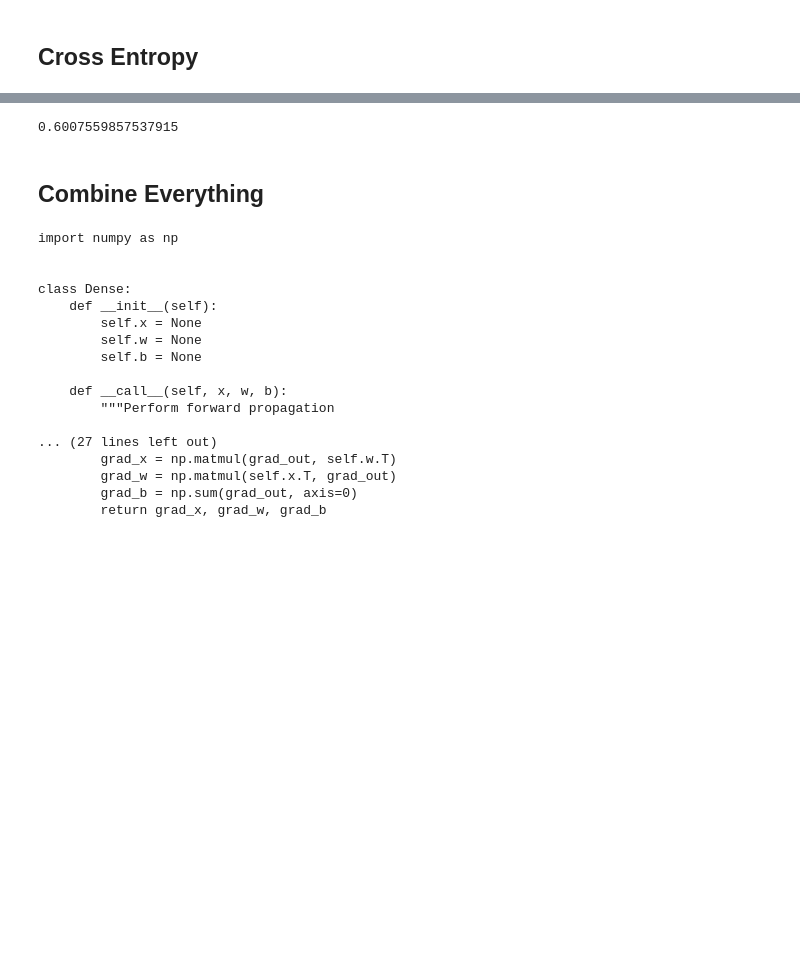
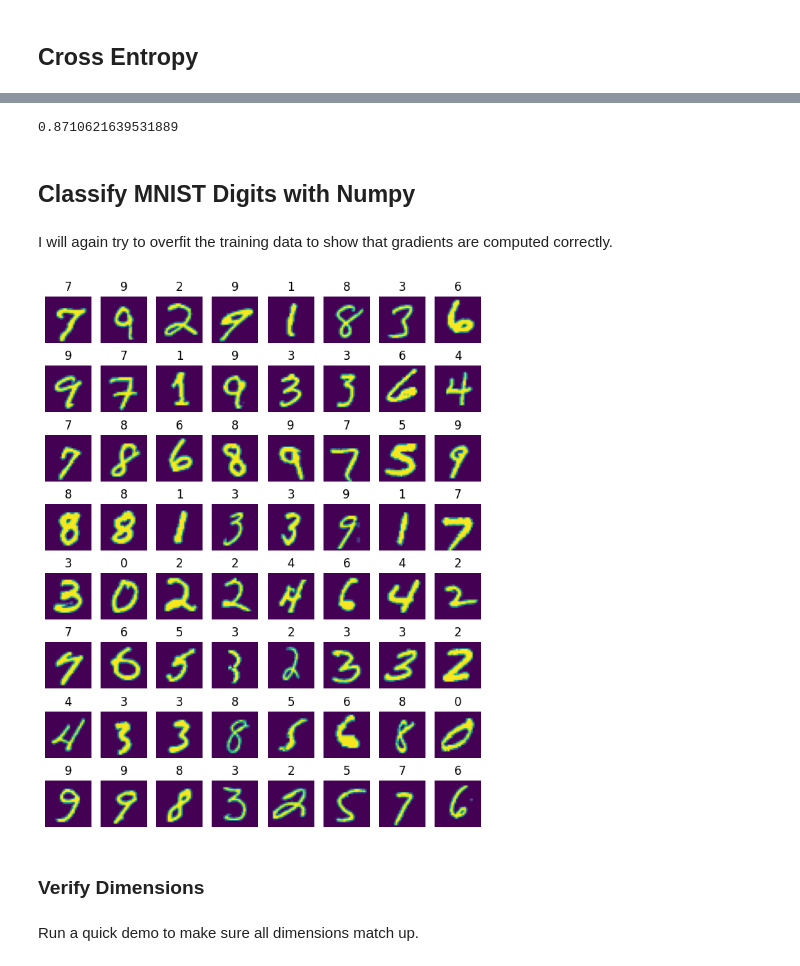
Before and after one commit to calvinfeng/machine-learning-notebook, a Jupyter notebook: machine_learning_basics/backpropagation_part_2.ipynb, the cells around one changed output, grey strips where cells are left out. Drawn from its saved outputs; the diff is of its cells as text; code cells hidden in the pictures; blank space fills up the shorter version.

```diff
--- a/machine_learning_basics/backpropagation_part_2.ipynb
+++ b/machine_learning_basics/backpropagation_part_2.ipynb
@@ -45,35 +123,27 @@ cce(y_true, y_pred).numpy()
 # %%
-def my_cross_entropy(y_true, y_pred):
-    log_probs = np.log(y_pred)
-    return -np.sum(y_true * log_probs) / y_true.shape[0]
-
-my_cross_entropy(y_true, y_pred)
+from losses.ce import CrossEntropy
+CrossEntropy()(y_true, y_logits)
 # %% [output]
-0.6007559857537915
+0.8710621639531889
 # %% [markdown]
-## Combine Everything
+## Classify MNIST Digits with Numpy
+# %% [markdown]
+I will again try to overfit the training data to show that gradients are computed correctly.
 # %%
 import numpy as np
+from matplotlib import pyplot as plt
 from layers.dense import Dense
-from layers.activations import ReLU
-from IPython.display import Code
+from layers.relu import ReLU
+from losses.ce import CrossEntropy
+from tensorflow.keras.datasets import mnist
+
+(x_train, y_train), (x_test, y_test) = mnist.load_data(path='mnist.npz')
+_, axs = plt.subplots(8, 8, figsize=(8, 10))
+for i in range(8):
+    for j in range(8):
+        k = np.random.randint(x_train.shape[0])
+        axs[i][j].imshow(x_train[k])
+        axs[i][j].axis('off')
+        axs[i][j].set_title(y_train[k])
+# %% [output]
+[figure, added]
-# %%
-Code(filename='layers/dense.py', language='python')
-# %% [output]
-import numpy as np
-
-
-class Dense:
-    def __init__(self):
-        self.x = None
-        self.w = None
-        self.b = None
-
-    def __call__(self, x, w, b):
-        """Perform forward propagation
-
-... (27 lines left out)
-        grad_x = np.matmul(grad_out, self.w.T)
-        grad_w = np.matmul(self.x.T, grad_out)
-        grad_b = np.sum(grad_out, axis=0)
-        return grad_x, grad_w, grad_b
@@ -79,0 +170,4 @@ class Dense:
+# %% [markdown]
+### Verify Dimensions
+# %% [markdown]
+Run a quick demo to make sure all dimensions match up.
```
Also changed, not shown: parts of 18 cells of this notebook, 2 other files.
